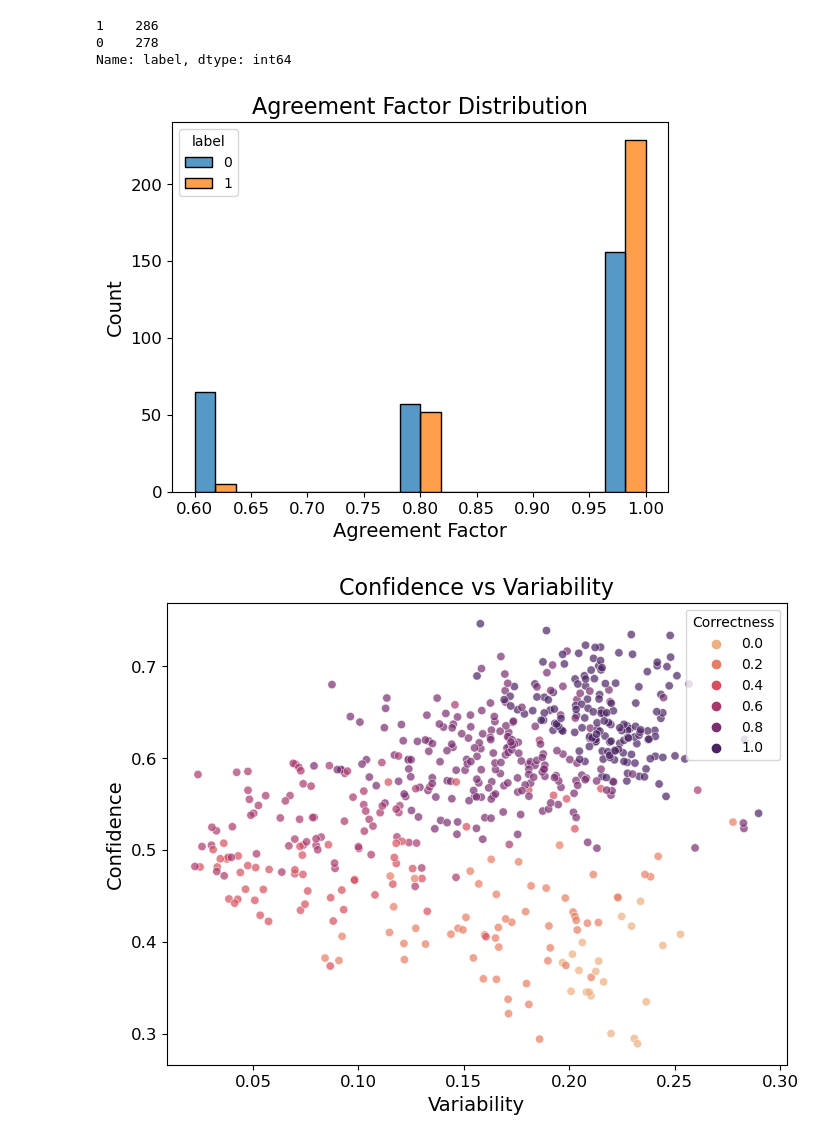
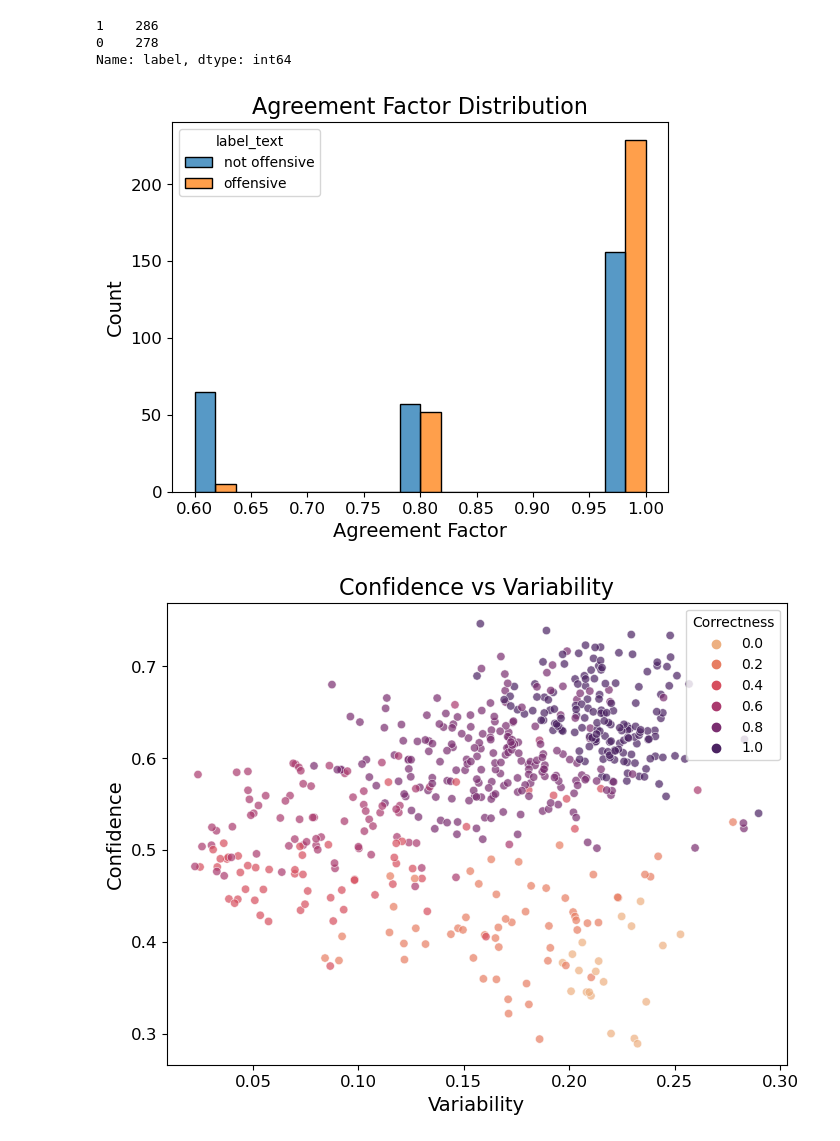
Before and after one commit to abhishekanand1710/noise-and-bias, a Jupyter notebook: dataset-cartography/annotators-with-attitude/off_avg/cartography_plotting.ipynb, the cells around one changed output. Cells and saved outputs as stored; diff of their text form; code cells hidden in the pictures.

```diff
--- a/dataset-cartography/annotators-with-attitude/off_avg/cartography_plotting.ipynb
+++ b/dataset-cartography/annotators-with-attitude/off_avg/cartography_plotting.ipynb
@@ -87,7 +87,7 @@ p-value annotation legend:
 0.6 vs. 1.0: Mann-Whitney-Wilcoxon test two-sided, P_val:2.959e-10 U_stat=1.069e+04
 [figure]
 # %%
-cartography_df['label_text'] = cartography_df['label'].map({0: 'not offensice', 1: 'offensive'})
+cartography_df['label_text'] = cartography_df['label'].map({0: 'not offensive', 1: 'offensive'})
 # %%
 ax = sns.boxplot(data=cartography_df, x="agreement_factor_rd", y="confidence", showfliers=False, hue='label_text')
 
@@ -121,16 +121,16 @@ cartography_df['label'].value_counts()
 0    278
 Name: label, dtype: int64
 # %%
-sns.histplot(data=cartography_df, x="agreement_factor_rd", hue='label', multiple='dodge')
+sns.histplot(data=cartography_df, x="agreement_factor_rd", hue='label_text', multiple='dodge')
 plt.title("Agreement Factor Distribution", fontsize=16)
 plt.gca().set_xlabel(str(plt.gca().get_xlabel()).capitalize(), fontsize=14)
 plt.gca().set_ylabel(str(plt.gca().get_ylabel()).capitalize(), fontsize=14)
 plt.gca().set_xlabel('Agreement Factor', fontsize=14)
 plt.xticks(fontsize=12)
 plt.yticks(fontsize=12)
 plt.savefig("./plots/agr_factor_hist.png", dpi=600, bbox_inches='tight')
 # %% [output]
-[figure, old version]
+[figure, new version]
 # %%
 plt.figure(figsize=(8, 6))
 sns.scatterplot(data=cartography_df, x="variability", y="confidence", hue='correctness', palette='flare', alpha=0.7)
```
Also changed, not shown: parts of 1 cell of this notebook, 10 other files.
